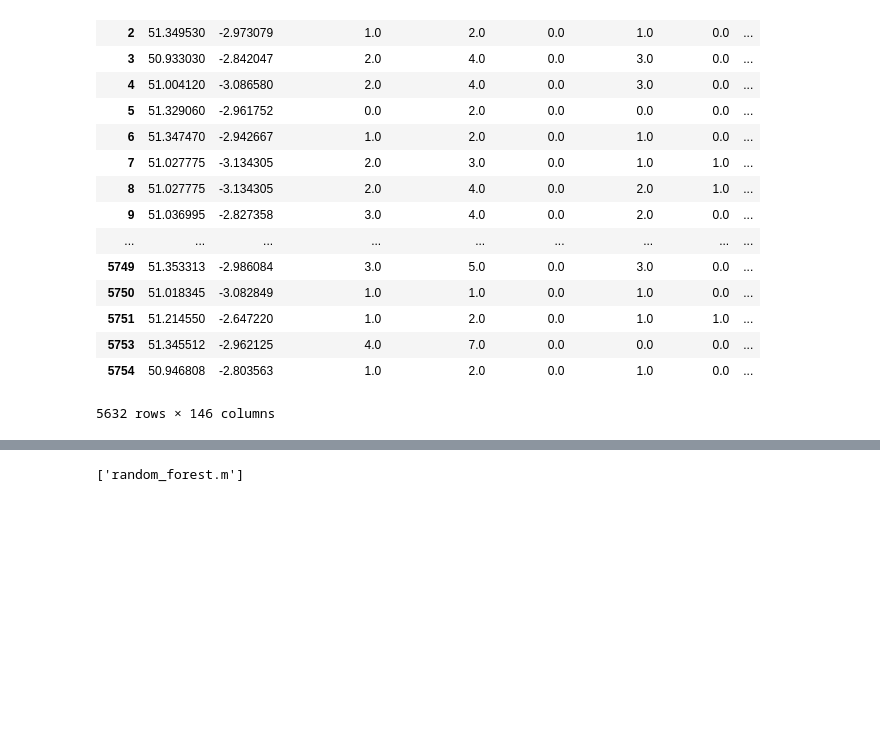
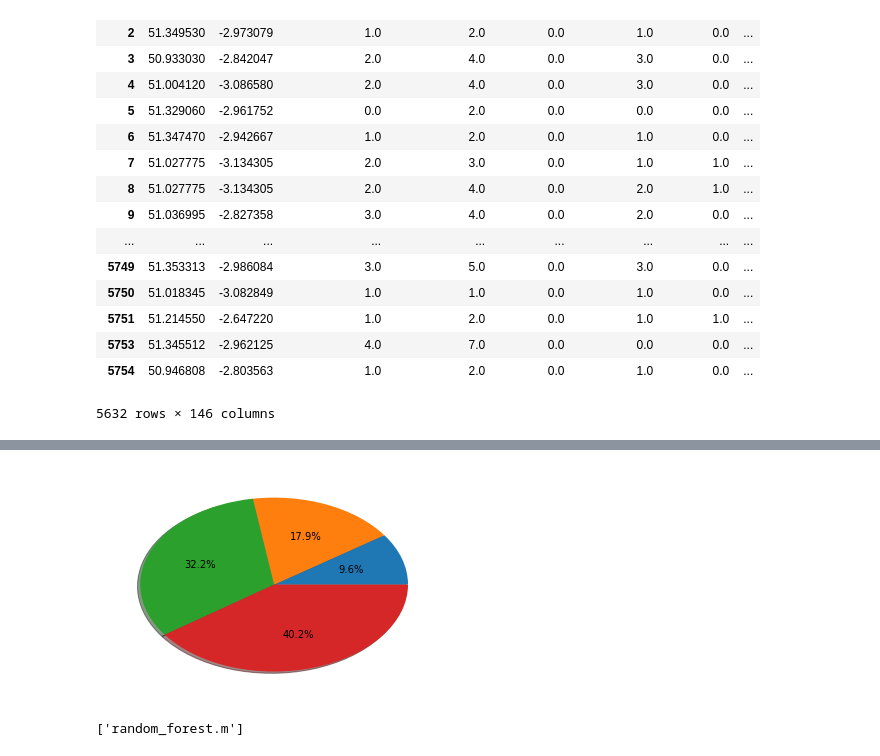
Before and after one commit to green-fox-academy/dongdong69, a Jupyter notebook: week-07/project/project_main.ipynb, the cells around one changed output, grey strips where cells are left out. Cells and saved outputs as stored; diff of their text form; code cells hidden in the pictures; blank space fills up the shorter version.

```diff
--- a/week-07/project/project_main.ipynb
+++ b/week-07/project/project_main.ipynb
@@ -803,3 +806,7 @@ da.display()
+# %%
+da.pie_chat()
+# %% [output]
+[figure, added]
 # %%
 ## save the model
 joblib.dump(regr, "random_forest.m")
```
Also changed, not shown: parts of 17 cells of this notebook, 10 other files.
